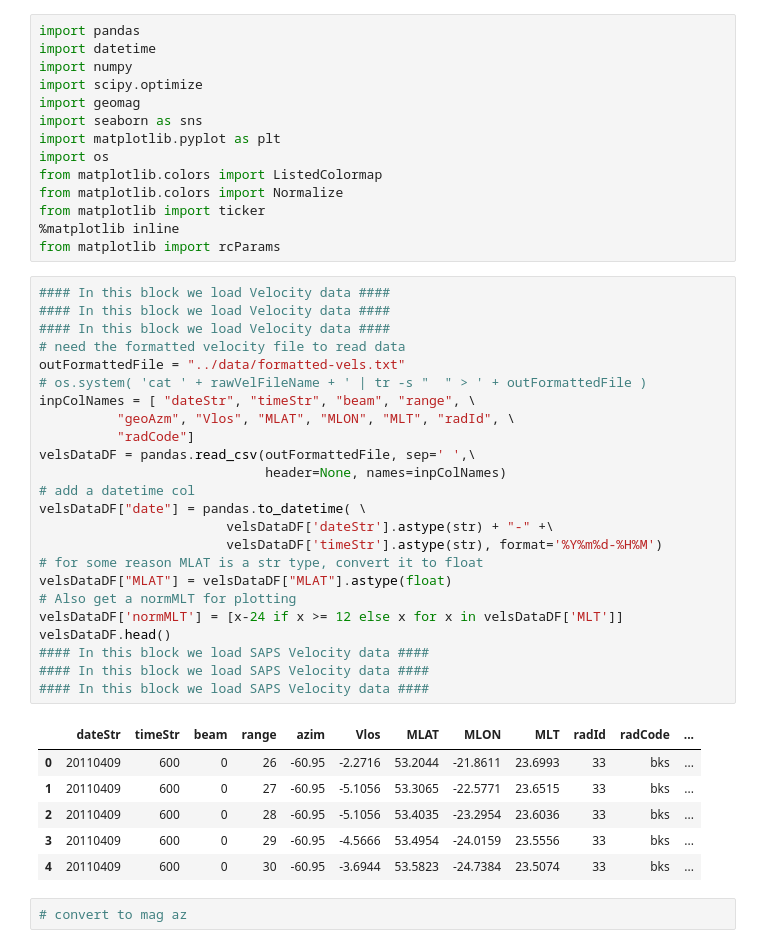
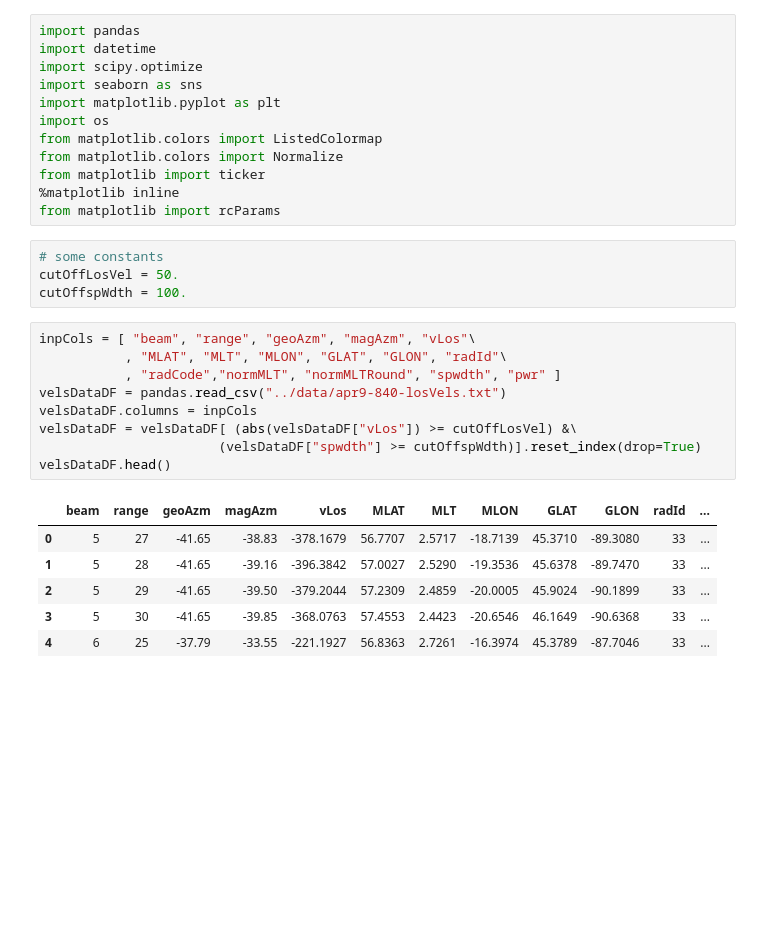
Before and after one commit to bharatreddy/indsvels, a Jupyter notebook: ipy/lshell-test.ipynb, the cells around one changed output. Drawn from its saved outputs; the diff is of its cells as text; blank space fills up the shorter version.

```diff
--- a/ipy/lshell-test.ipynb
+++ b/ipy/lshell-test.ipynb
@@ -1,9 +1,7 @@
 # %%
 import pandas
 import datetime
-import numpy
 import scipy.optimize
-import geomag
 import seaborn as sns
 import matplotlib.pyplot as plt
 import os
@@ -12,36 +10,23 @@ from matplotlib.colors import Normalize
 from matplotlib import ticker
 %matplotlib inline
 from matplotlib import rcParams
-# %%
-#### In this block we load Velocity data ####
-#### In this block we load Velocity data ####
-#### In this block we load Velocity data ####
-# need the formatted velocity file to read data
-outFormattedFile = "../data/formatted-vels.txt"
-# os.system( 'cat ' + rawVelFileName + ' | tr -s "  " > ' + outFormattedFile )
-inpColNames = [ "dateStr", "timeStr", "beam", "range", \
-          "geoAzm", "Vlos", "MLAT", "MLON", "MLT", "radId", \
-          "radCode"]
-velsDataDF = pandas.read_csv(outFormattedFile, sep=' ',\
-                             header=None, names=inpColNames)
-# add a datetime col
-velsDataDF["date"] = pandas.to_datetime( \
-                        velsDataDF['dateStr'].astype(str) + "-" +\
-                        velsDataDF['timeStr'].astype(str), format='%Y%m%d-%H%M')
-# for some reason MLAT is a str type, convert it to float
-velsDataDF["MLAT"] = velsDataDF["MLAT"].astype(float)
-# Also get a normMLT for plotting
-velsDataDF['normMLT'] = [x-24 if x >= 12 else x for x in velsDataDF['MLT']]
-velsDataDF.head()
-#### In this block we load SAPS Velocity data ####
-#### In this block we load SAPS Velocity data ####
-#### In this block we load SAPS Velocity data ####
-# %% [output]
-|  | dateStr | timeStr | beam | range | azim | Vlos | MLAT | MLON | MLT | radId | radCode | ... |
-| 0 | 20110409 | 600 | 0 | 26 | -60.95 | -2.2716 | 53.2044 | -21.8611 | 23.6993 | 33 | bks | ... |
-| 1 | 20110409 | 600 | 0 | 27 | -60.95 | -5.1056 | 53.3065 | -22.5771 | 23.6515 | 33 | bks | ... |
-| 2 | 20110409 | 600 | 0 | 28 | -60.95 | -5.1056 | 53.4035 | -23.2954 | 23.6036 | 33 | bks | ... |
-| 3 | 20110409 | 600 | 0 | 29 | -60.95 | -4.5666 | 53.4954 | -24.0159 | 23.5556 | 33 | bks | ... |
-| 4 | 20110409 | 600 | 0 | 30 | -60.95 | -3.6944 | 53.5823 | -24.7384 | 23.5074 | 33 | bks | ... |
-# %%
-# convert to mag az
+# %%
+# some constants
+cutOffLosVel = 50.
+cutOffspWdth = 100.
+# %%
+inpCols = [ "beam", "range", "geoAzm", "magAzm", "vLos"\
+           , "MLAT", "MLT", "MLON", "GLAT", "GLON", "radId"\
+           , "radCode","normMLT", "normMLTRound", "spwdth", "pwr" ]
+velsDataDF = pandas.read_csv("../data/apr9-840-losVels.txt")
+velsDataDF.columns = inpCols
+velsDataDF = velsDataDF[ (abs(velsDataDF["vLos"]) >= cutOffLosVel) &\
+                       (velsDataDF["spwdth"] >= cutOffspWdth)].reset_index(drop=True)
+velsDataDF.head()
+# %% [output]
+|  | beam | range | geoAzm | magAzm | vLos | MLAT | MLT | MLON | GLAT | GLON | radId | ... |
+| 0 | 5 | 27 | -41.65 | -38.83 | -378.1679 | 56.7707 | 2.5717 | -18.7139 | 45.3710 | -89.3080 | 33 | ... |
+| 1 | 5 | 28 | -41.65 | -39.16 | -396.3842 | 57.0027 | 2.5290 | -19.3536 | 45.6378 | -89.7470 | 33 | ... |
+| 2 | 5 | 29 | -41.65 | -39.50 | -379.2044 | 57.2309 | 2.4859 | -20.0005 | 45.9024 | -90.1899 | 33 | ... |
+| 3 | 5 | 30 | -41.65 | -39.85 | -368.0763 | 57.4553 | 2.4423 | -20.6546 | 46.1649 | -90.6368 | 33 | ... |
+| 4 | 6 | 25 | -37.79 | -33.55 | -221.1927 | 56.8363 | 2.7261 | -16.3974 | 45.3789 | -87.7046 | 33 | ... |
```
Also changed, not shown: parts of 1 cell of this notebook, 6 other files.
